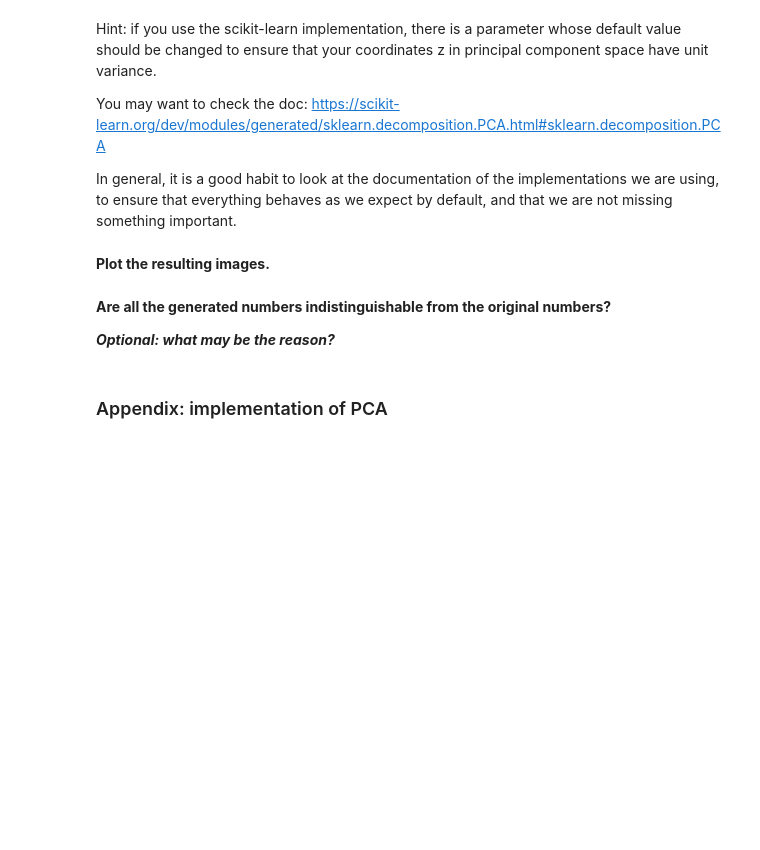
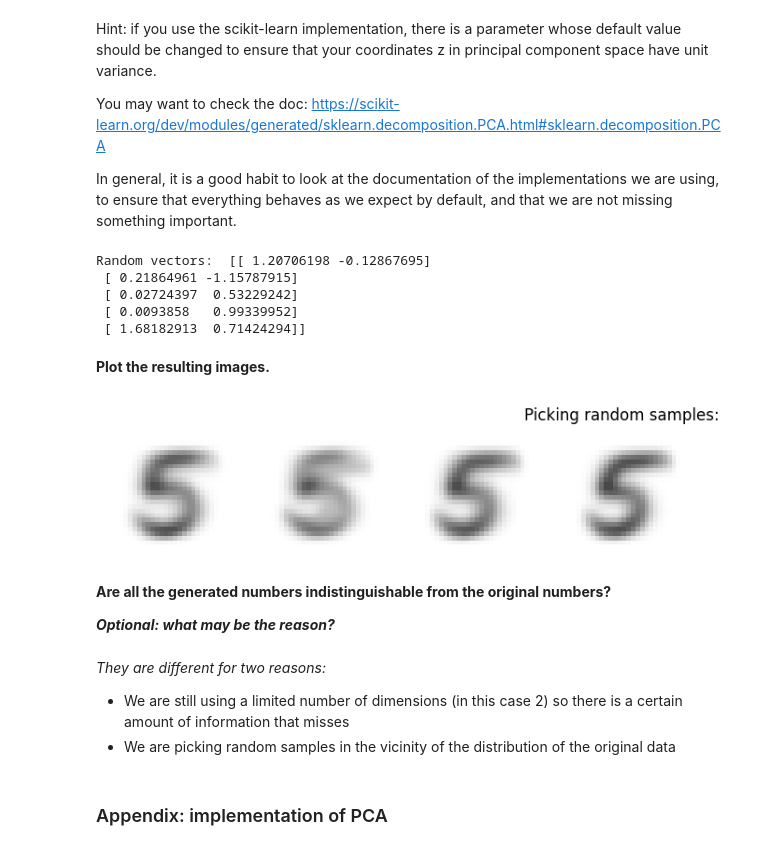
Before and after one commit to rocamario/mlclass, a Jupyter notebook: Labs/Lab 3 Dimensionality Reduction.ipynb, the cells around one changed output. Cells and saved outputs as stored; diff of their text form; code cells hidden in the pictures; blank space fills up the shorter version.

```diff
--- a/Labs/Lab 3 Dimensionality Reduction.ipynb
+++ b/Labs/Lab 3 Dimensionality Reduction.ipynb
@@ -318,12 +318,39 @@ Hint: if you use the scikit-learn implementation, there is a parameter whose def
 You may want to check the doc: https://scikit-learn.org/dev/modules/generated/sklearn.decomposition.PCA.html#sklearn.decomposition.PCA
 
 In general, it is a good habit to look at the documentation of the implementations we are using, to ensure that everything behaves as we expect by default, and that we are not missing something important.
+# %%
+pca = PCA(n_components=2, whiten=True)
+X_reduced = pca.fit_transform(X_five)
+# %%
+# Generate random vectors in the PCA space sampling from a normal distribution based on the distribution of X_reduced
+mean_reduced = np.mean(X_reduced, axis=0)
+std_reduced = np.std(X_reduced, axis=0)
+random_vectors = np.random.normal(loc=mean_reduced, scale=std_reduced, size=(5, 2))  # Generate 5 random samples
+
+print("Random vectors: ", random_vectors)
+# Reconstruct from the random vectors in PCA space
+W = pca.components_  # Principal components (eigenvectors)
+X_random_reconstructed = np.dot(random_vectors, W) + pca.mean_  # Manually reconstruct
+# %% [output]
+Random vectors:  [[ 1.20706198 -0.12867695]
+ [ 0.21864961 -1.15787915]
+ [ 0.02724397  0.53229242]
+ [ 0.0093858   0.99339952]
+ [ 1.68182913  0.71424294]]
 # %% [markdown]
 **Plot the resulting images.**
+# %%
+plot_some_images(X_random_reconstructed, "Picking random samples:")
+# %% [output]
+[figure, added]
 # %% [markdown]
 **Are all the generated numbers indistinguishable from the original numbers?**
 
 ***Optional: what may be the reason?***
+# %% [markdown]
+*They are different for two reasons:*
+- We are still using a limited number of dimensions (in this case 2) so there is a certain amount of information that misses
+- We are picking random samples in the vicinity of the distribution of the original data
 # %% [markdown]
 ### Appendix: implementation of PCA
 # %%
```
Also changed, not shown: parts of 2 cells of this notebook.
